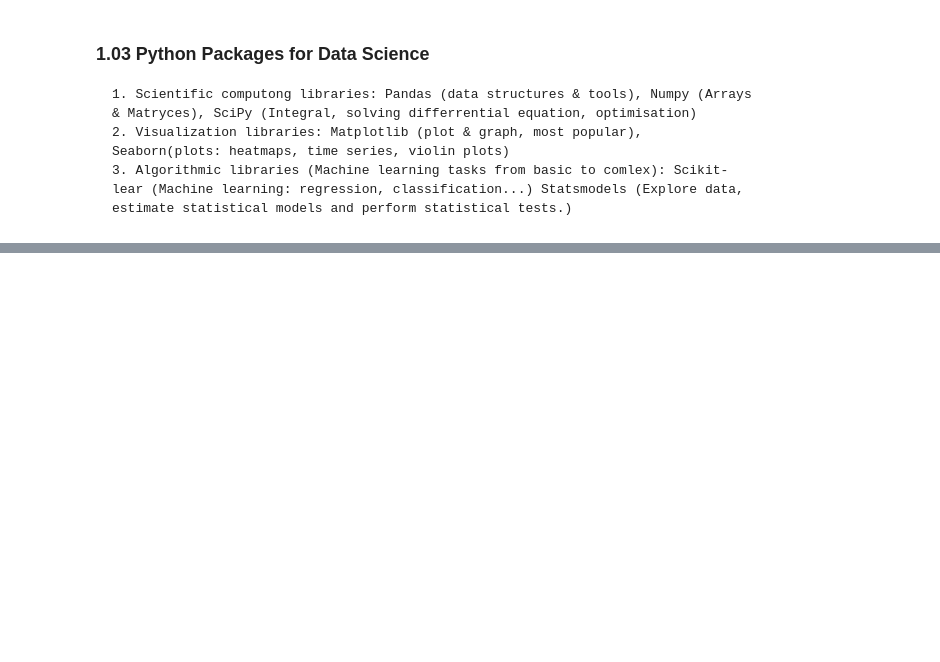
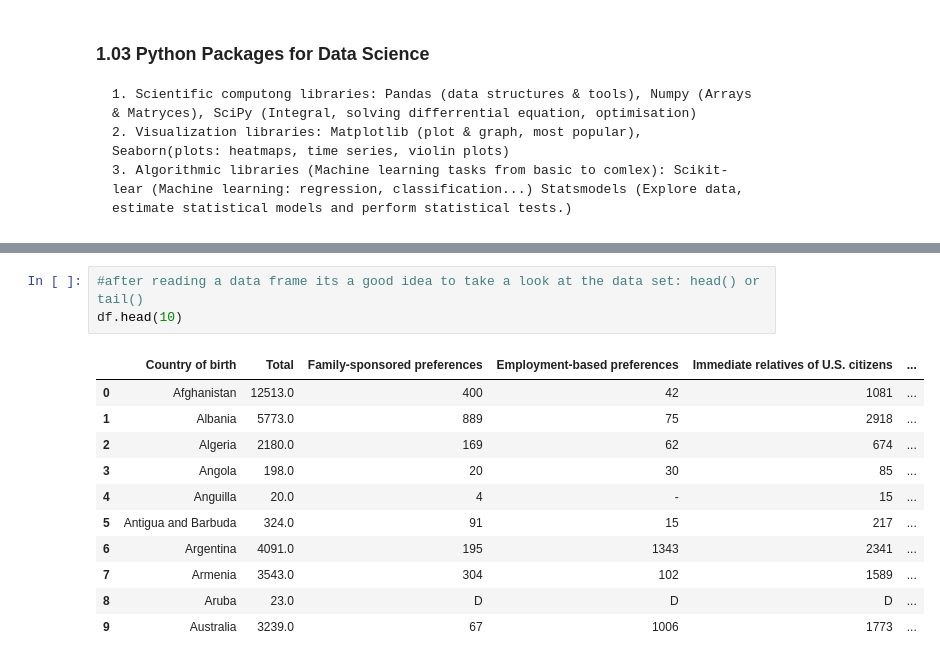
Before and after one commit to romeo1two/ImigrationExploration, a Jupyter notebook: develop/2018-03-22-MN-Data_analysis.ipynb, the cells around one changed output, grey strips where cells are left out. Drawn from its saved outputs; the diff is of its cells as text; blank space fills up the shorter version.

```diff
--- a/develop/2018-03-22-MN-Data_analysis.ipynb
+++ b/develop/2018-03-22-MN-Data_analysis.ipynb
@@ -57,0 +69,15 @@ First we need to understand what ich feature of the dataset represents
+# %%
+#after reading a data frame its a good idea to take a look at the data set: head() or tail()
+df.head(10)
+# %% [output]
+|  | Country of birth | Total | Family-sponsored preferences | Employment-based preferences | Immediate relatives of U.S. citizens | ... |
+| 0 | Afghanistan | 12513.0 | 400 | 42 | 1081 | ... |
+| 1 | Albania | 5773.0 | 889 | 75 | 2918 | ... |
+| 2 | Algeria | 2180.0 | 169 | 62 | 674 | ... |
+| 3 | Angola | 198.0 | 20 | 30 | 85 | ... |
+| 4 | Anguilla | 20.0 | 4 | - | 15 | ... |
+| 5 | Antigua and Barbuda | 324.0 | 91 | 15 | 217 | ... |
+| 6 | Argentina | 4091.0 | 195 | 1343 | 2341 | ... |
+| 7 | Armenia | 3543.0 | 304 | 102 | 1589 | ... |
+| 8 | Aruba | 23.0 | D | D | D | ... |
+| 9 | Australia | 3239.0 | 67 | 1006 | 1773 | ... |
```
Also changed, not shown: parts of 43 cells of this notebook.
